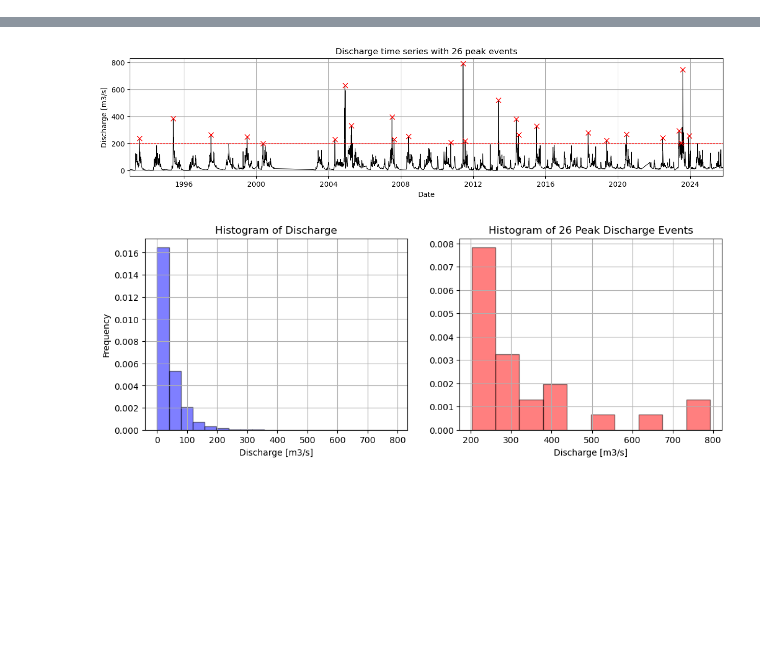
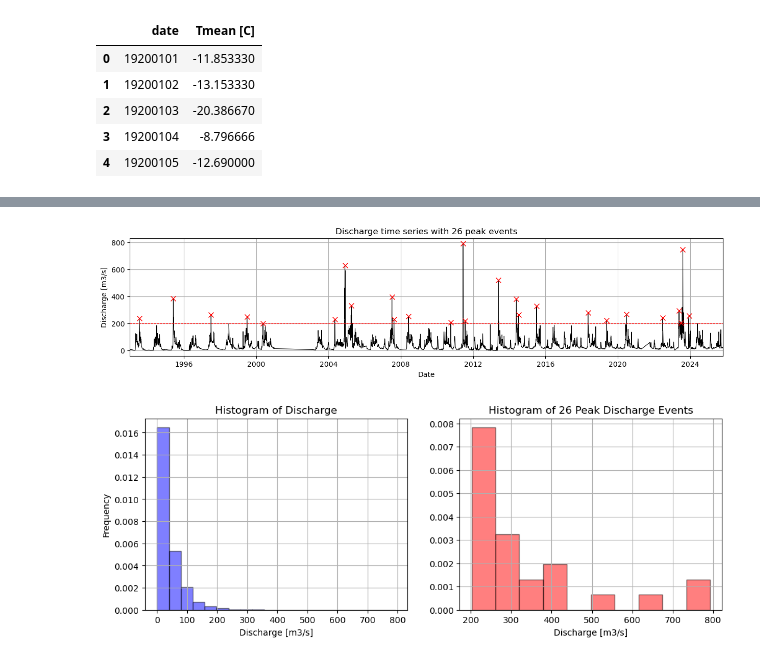
Before and after one commit to maxblw/CEGM2005_glommaproject, a Jupyter notebook: Data_analysis/Data_analysis.ipynb, the cells around one changed output, grey strips where cells are left out. Drawn from its saved outputs; the diff is of its cells as text; code cells hidden in the pictures; blank space fills up the shorter version.

```diff
--- a/Data_analysis/Data_analysis.ipynb
+++ b/Data_analysis/Data_analysis.ipynb
@@ -5,3 +5,14 @@ import pandas as pd
 from scipy.signal import find_peaks
 import seaborn as sns
 from scipy import stats
+# %%
+df_temp = pd.read_csv("..\\Data\\Tmean_obs.csv", parse_dates=True, skiprows = 26, delimiter="\\s+", header=None)
+df_temp.columns = ["date", "Tmean [C]",]
+display(df_temp.head())
+# %% [output]
+|  | date | Tmean [C] |
+| 0 | 19200101 | -11.853330 |
+| 1 | 19200102 | -13.153330 |
+| 2 | 19200103 | -20.386670 |
+| 3 | 19200104 | -8.796666 |
+| 4 | 19200105 | -12.690000 |
```
Also changed, not shown: parts of 2 cells of this notebook, 5 other files.
